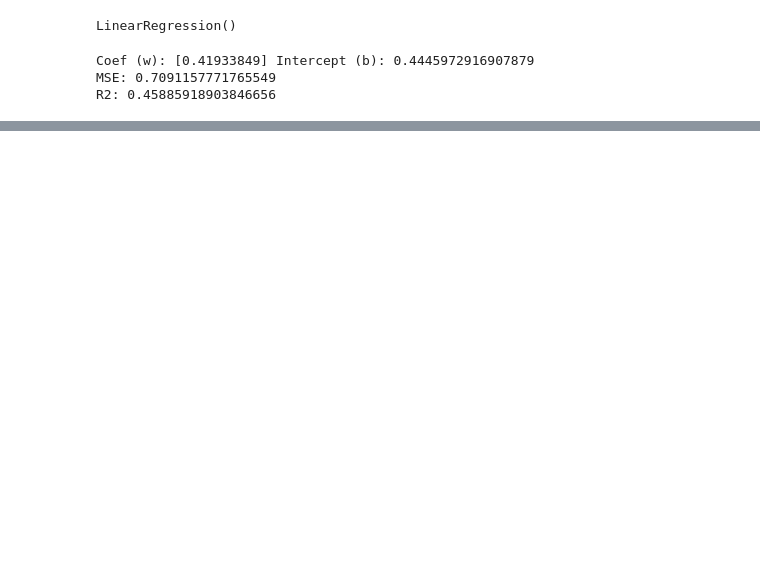
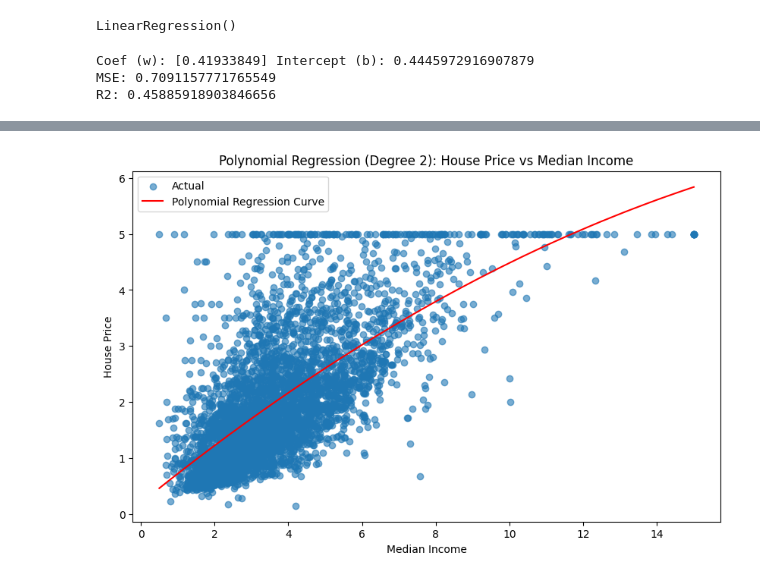
Before and after one commit to Harshnagwani123/ML_TRAINING, a Jupyter notebook: ML_DAY_1.ipynb, the cells around one changed output, grey strips where cells are left out. Drawn from its saved outputs; the diff is of its cells as text; code cells hidden in the pictures; blank space fills up the shorter version.

```diff
--- a/ML_DAY_1.ipynb
+++ b/ML_DAY_1.ipynb
@@ -55,0 +64,4 @@ plt.show()
+# %%
+data = fetch_california_housing()
+df = pd.DataFrame(data.data, columns=data.feature_names)
+df['Price'] = data.target
@@ -55,0 +71,5 @@ plt.show()
+# %%
+X_train, X_test, y_train, y_test = train_test_split(X, y, test_size=0.2, random_state=42)
+# %%
+degree = 2
+model = make_pipeline(PolynomialFeatures(degree), LinearRegression())
@@ -55,0 +100,15 @@ plt.show()
+# %%
+plt.figure(figsize=(10, 6))
+plt.scatter(X_test, y_test, alpha=0.6, label='Actual')
+
+X_plot = np.linspace(X_test['MedInc'].min(), X_test['MedInc'].max(), 100).reshape(-1, 1)
+y_plot = model.predict(pd.DataFrame(X_plot, columns=['MedInc']))
+plt.plot(X_plot, y_plot, color='red', label='Polynomial Regression Curve')
+
+plt.xlabel('Median Income')
+plt.ylabel('House Price')
+plt.title(f'Polynomial Regression (Degree {degree}): House Price vs Median Income')
+plt.legend()
+plt.show()
+# %% [output]
+[figure, added]
```
Also changed, not shown: parts of 16 cells of this notebook.
